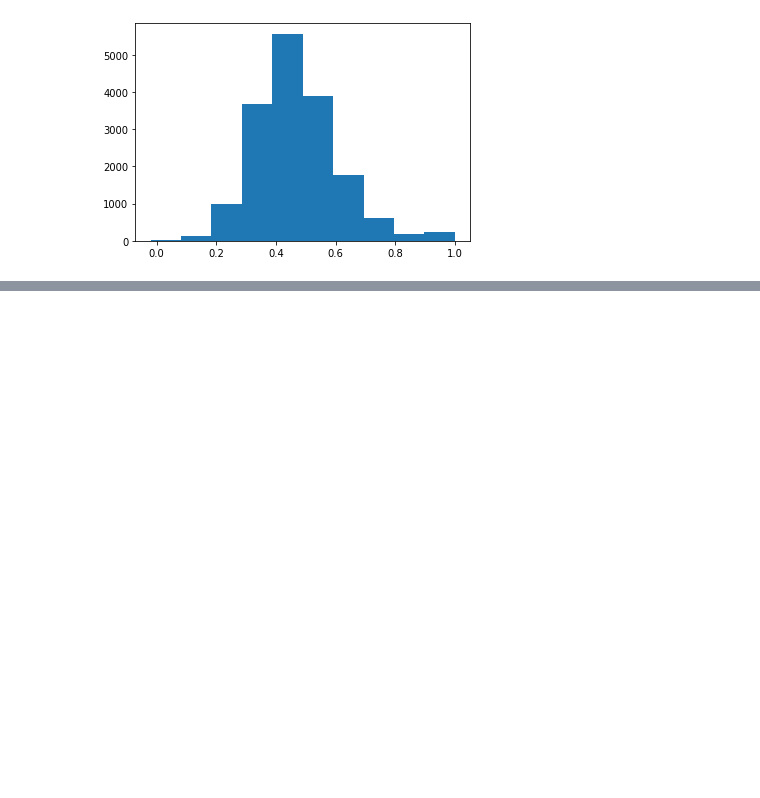
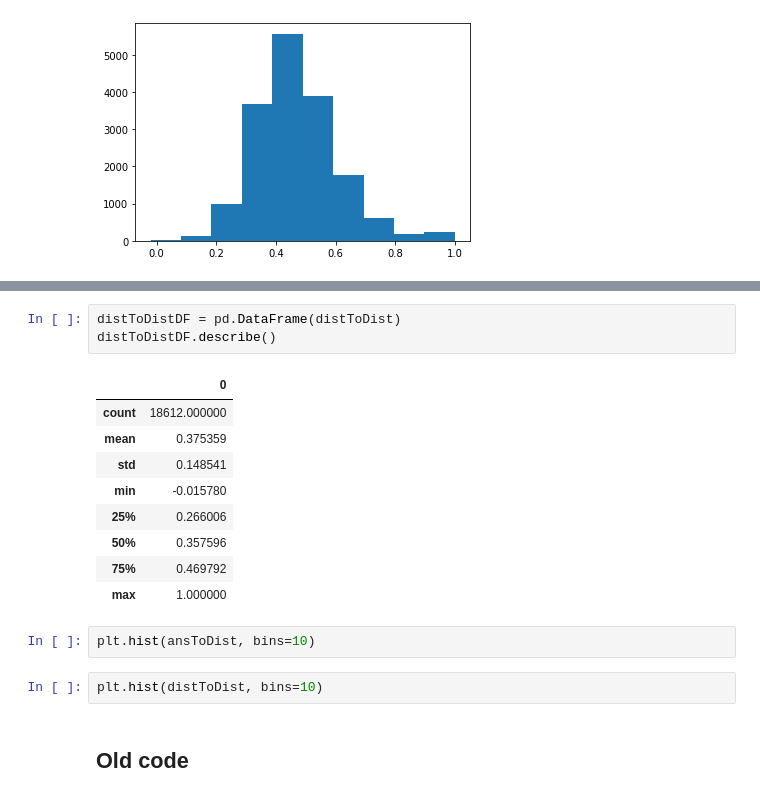
Before and after one commit to P-Zande/nlp-team-4, a Jupyter notebook: distractor_analysis.ipynb, the cells around one changed output, grey strips where cells are left out. Drawn from its saved outputs; the diff is of its cells as text; blank space fills up the shorter version.

```diff
--- a/distractor_analysis.ipynb
+++ b/distractor_analysis.ipynb
@@ -185,0 +213,19 @@ def get_similarities(sample):
+# %%
+distToDistDF = pd.DataFrame(distToDist)
+distToDistDF.describe()
+# %% [output]
+|  | 0 |
+| count | 18612.000000 |
+| mean | 0.375359 |
+| std | 0.148541 |
+| min | -0.015780 |
+| 25% | 0.266006 |
+| 50% | 0.357596 |
+| 75% | 0.469792 |
+| max | 1.000000 |
+# %%
+plt.hist(ansToDist, bins=10)
+# %%
+plt.hist(distToDist, bins=10)
+# %% [markdown]
+## Old code
```
Also changed, not shown: parts of 20 cells of this notebook.
